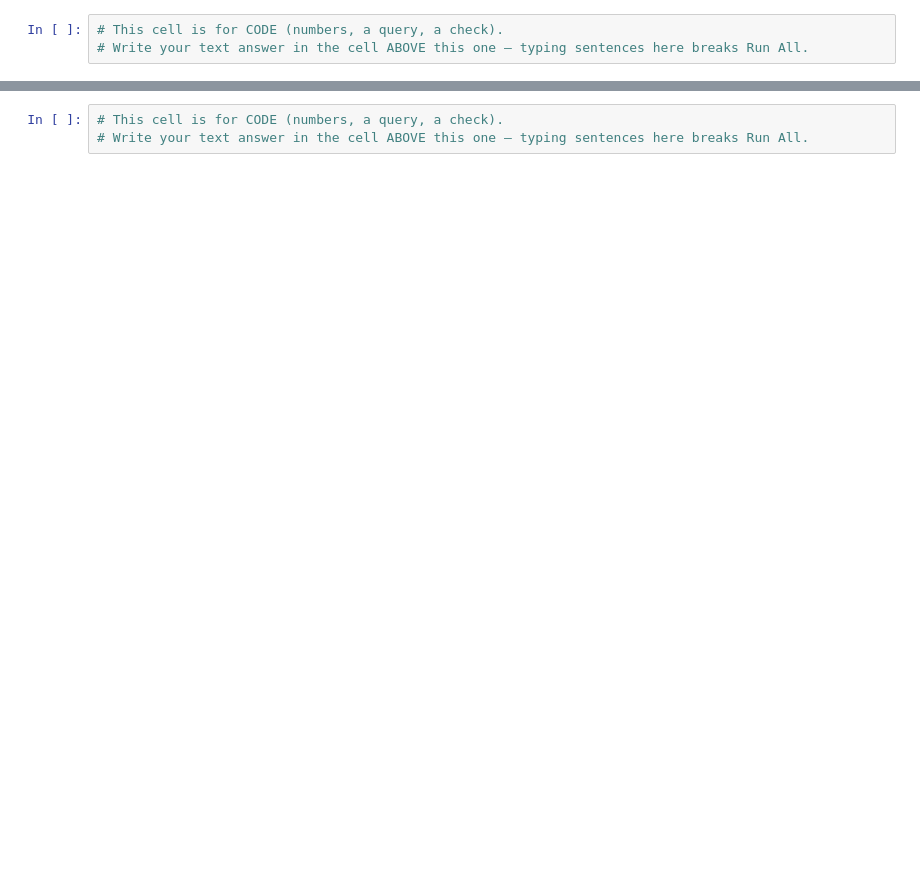
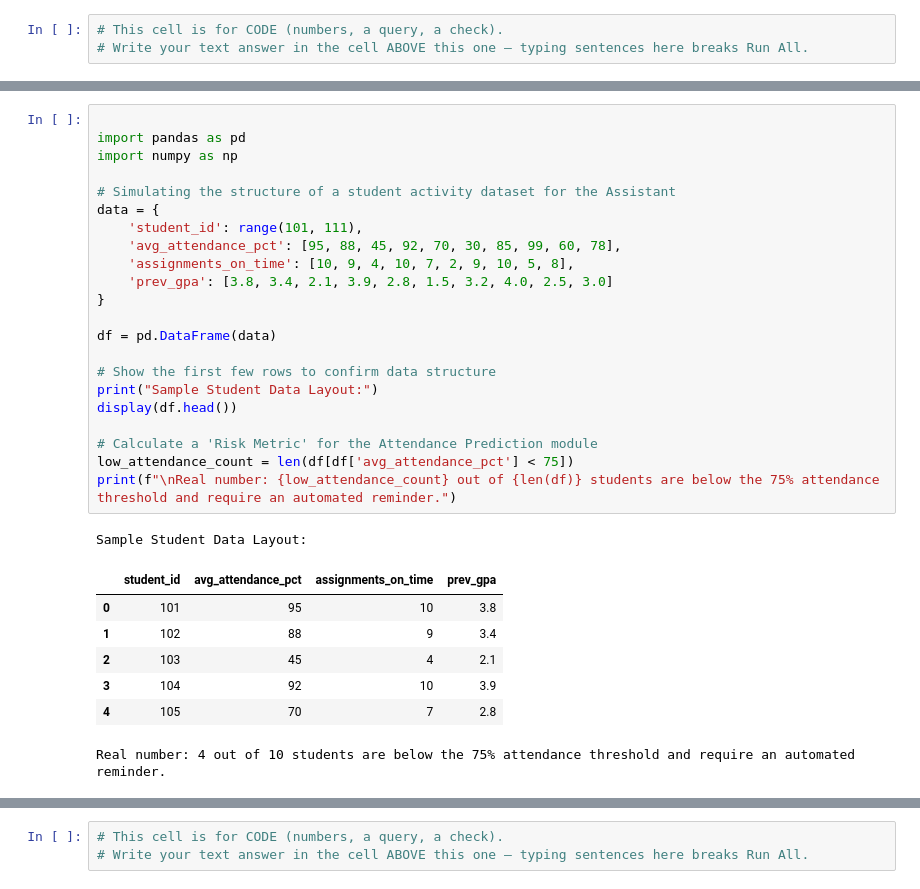
Before and after one commit to pushpendrajat2004/FlyRank01, a Jupyter notebook: work/notebooks/w01_research_question.ipynb, the cells around one changed output, grey strips where cells are left out. Saved outputs shown, nothing was run; the diff lists cells and outputs as text; blank space fills up the shorter version.

```diff
--- a/work/notebooks/w01_research_question.ipynb
+++ b/work/notebooks/w01_research_question.ipynb
@@ -26,0 +48,31 @@ This skeleton is yours to fill. Work the sections **in order** — each one has
+# %%
+
+import pandas as pd
+import numpy as np
+
+# Simulating the structure of a student activity dataset for the Assistant
+data = {
+    'student_id': range(101, 111),
+    'avg_attendance_pct': [95, 88, 45, 92, 70, 30, 85, 99, 60, 78],
+    'assignments_on_time': [10, 9, 4, 10, 7, 2, 9, 10, 5, 8],
+    'prev_gpa': [3.8, 3.4, 2.1, 3.9, 2.8, 1.5, 3.2, 4.0, 2.5, 3.0]
+}
+
+df = pd.DataFrame(data)
+
+# Show the first few rows to confirm data structure
+print("Sample Student Data Layout:")
+display(df.head())
+
+# Calculate a 'Risk Metric' for the Attendance Prediction module
+low_attendance_count = len(df[df['avg_attendance_pct'] < 75])
+print(f"\nReal number: {low_attendance_count} out of {len(df)} students are below the 75% attendance threshold and require an automated reminder.")
+# %% [output]
+Sample Student Data Layout:
+|  | student_id | avg_attendance_pct | assignments_on_time | prev_gpa |
+| 0 | 101 | 95 | 10 | 3.8 |
+| 1 | 102 | 88 | 9 | 3.4 |
+| 2 | 103 | 45 | 4 | 2.1 |
+| 3 | 104 | 92 | 10 | 3.9 |
+| 4 | 105 | 70 | 7 | 2.8 |
+Real number: 4 out of 10 students are below the 75% attendance threshold and require an automated reminder.
```
Also changed, not shown: parts of 15 cells of this notebook.
